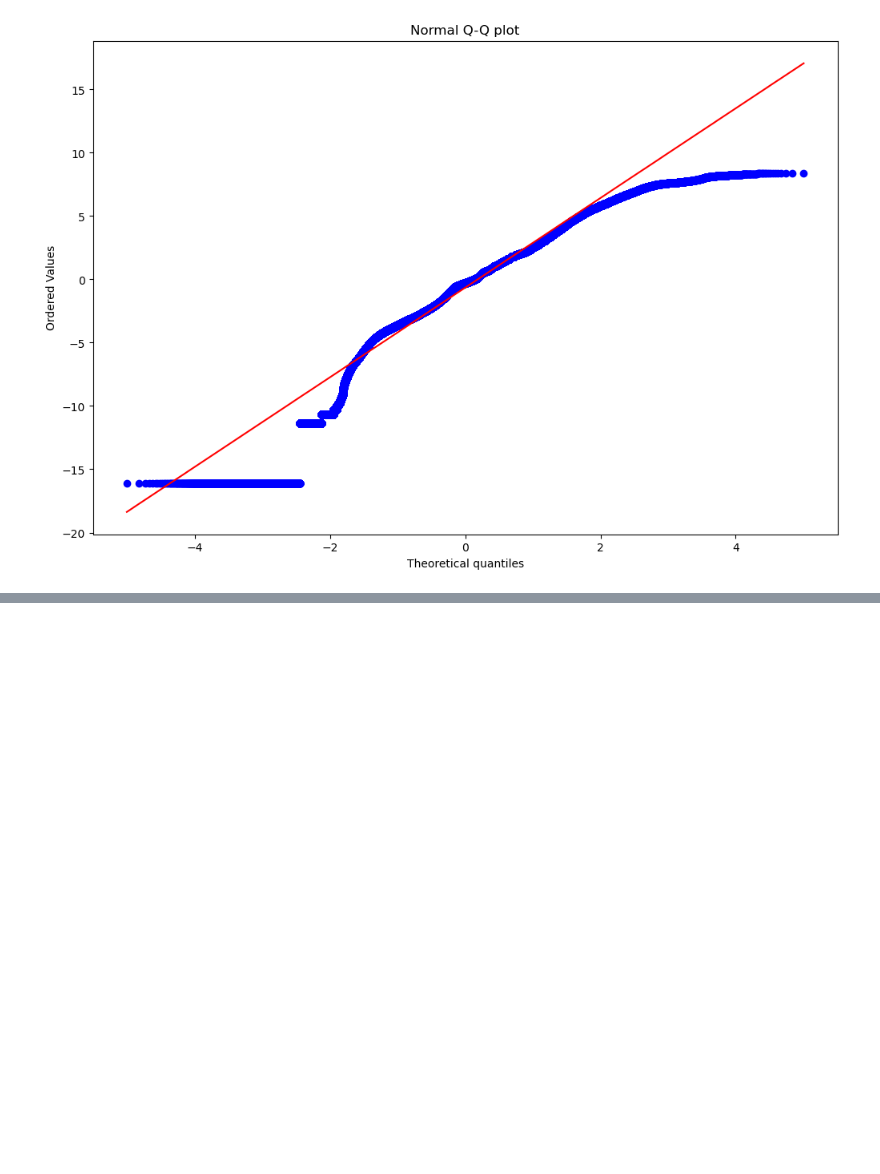
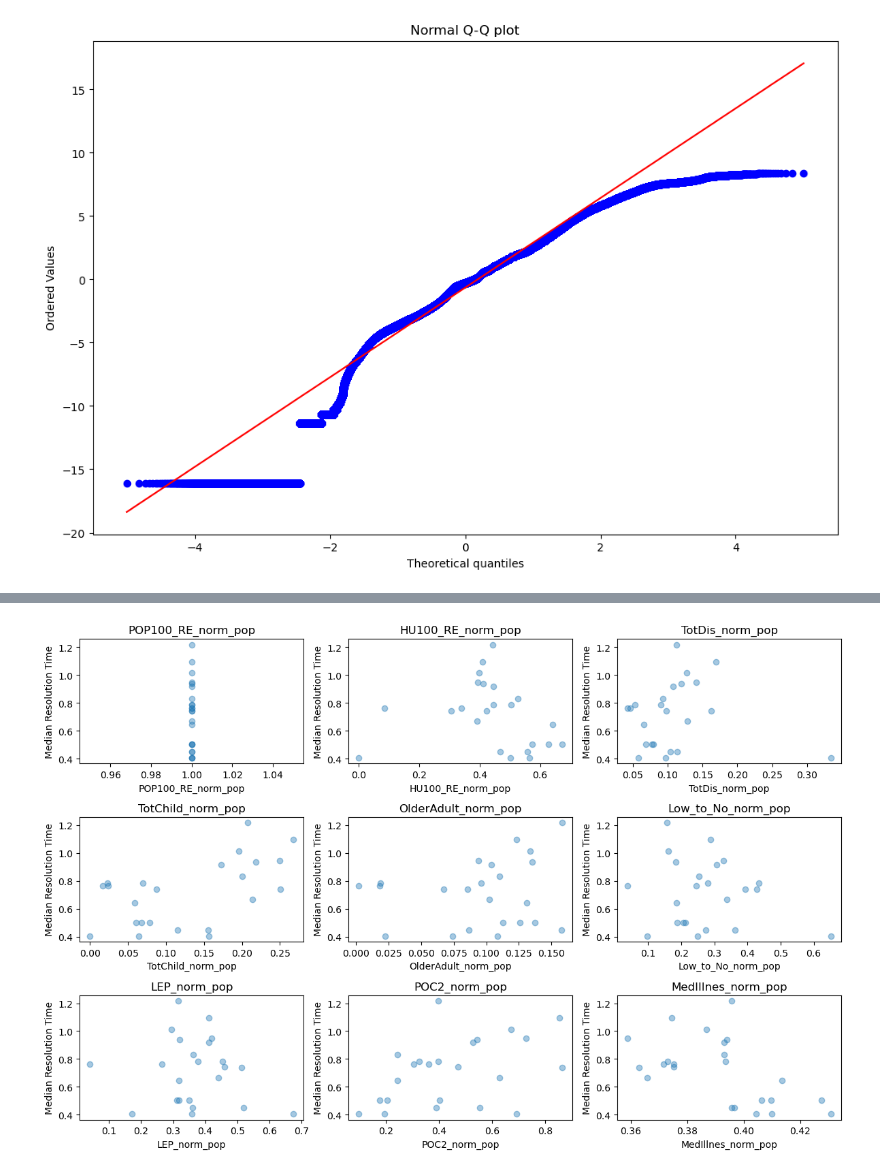
Before and after one commit to Laerk23/CS506-311ServiceTracker, a Jupyter notebook: fa23-team-d/notebooks/final_notebooks/poster_notebook.ipynb, the cells around one changed output, grey strips where cells are left out. Saved outputs shown, nothing was run; the diff lists cells and outputs as text; code cells hidden in the pictures; blank space fills up the shorter version.

```diff
--- a/fa23-team-d/notebooks/final_notebooks/poster_notebook.ipynb
+++ b/fa23-team-d/notebooks/final_notebooks/poster_notebook.ipynb
@@ -203,3 +198,7 @@ plt.title("Normal Q-Q plot")
 plt.show()
 # %% [output]
 [figure]
+# %%
+# Load SVI data
+svi = pd.read_csv("../../data/Climate_Ready_Boston_Social_Vulnerability.csv")
+svi.head()
@@ -205,0 +243,18 @@ plt.show()
+# %%
+target_indices = ["POP100_RE", "HU100_RE", "TotDis", "TotChild", "OlderAdult", "Low_to_No", "LEP", "POC2", "MedIllnes"]
+
+# Normalize by area
+for col in target_indices:
+    # CReate new column name
+    new_col = col + '_norm_acres'
+    # Normalize by area
+    svi_grouped[new_col] = svi_grouped[col] / svi_grouped['AREA_ACRES']
+
+# Normalize by population
+for col in target_indices:
+    # CReate new column name
+    new_col = col + '_norm_pop'
+    # Normalize by area
+    svi_grouped[new_col] = svi_grouped[col] / svi_grouped['POP100_RE']
+
+svi_grouped.head()
@@ -205,0 +338,17 @@ plt.show()
+# %%
+no_norm_vars = target_indices
+area_norm_vars = [col + '_norm_acres' for col in target_indices]
+pop_norm_vars = [col + '_norm_pop' for col in target_indices]
+
+# Scatter plot all area norm vars vs median resolution time in a grid like pattern of plots
+plt.figure(figsize=(12,8))
+for i, col in enumerate(pop_norm_vars):
+    plt.subplot(3,3,i+1)
+    plt.scatter(svi_grouped[col], svi_grouped.median_res_time, alpha=0.4)
+    plt.title(col)
+    plt.xlabel(col)
+    plt.ylabel('Median Resolution Time')
+plt.tight_layout()
+plt.show()
+# %% [output]
+[figure, added]
```
Also changed, not shown: parts of 16 cells of this notebook.
